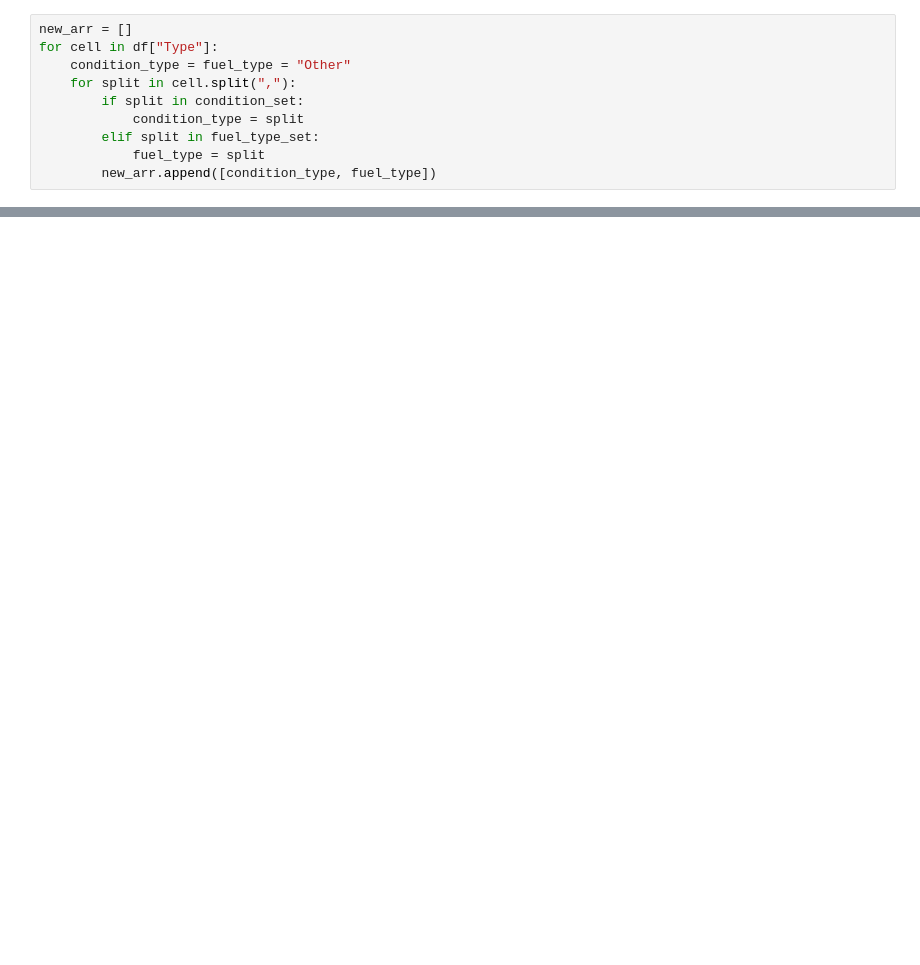
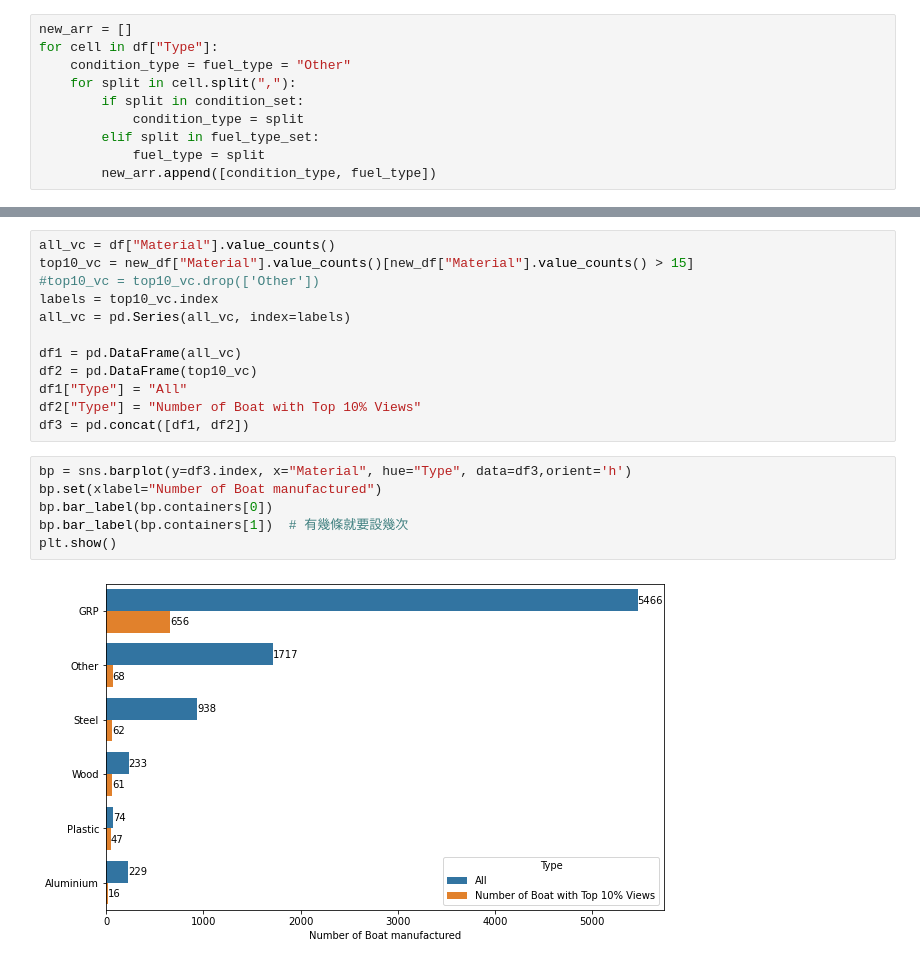
Before and after one commit to RayRayCoding/my_jupyter_notebooks, a Jupyter notebook: DataCamp/BoatADSuggestion.ipynb, the cells around one changed output, grey strips where cells are left out. Drawn from its saved outputs; the diff is of its cells as text; blank space fills up the shorter version.

```diff
--- a/DataCamp/BoatADSuggestion.ipynb
+++ b/DataCamp/BoatADSuggestion.ipynb
@@ -384,0 +392,20 @@ plt.show()
+# %%
+all_vc = df["Material"].value_counts()
+top10_vc = new_df["Material"].value_counts()[new_df["Material"].value_counts() > 15]
+#top10_vc = top10_vc.drop(['Other'])
+labels = top10_vc.index
+all_vc = pd.Series(all_vc, index=labels)
+
+df1 = pd.DataFrame(all_vc)
+df2 = pd.DataFrame(top10_vc)
+df1["Type"] = "All"
+df2["Type"] = "Number of Boat with Top 10% Views"
+df3 = pd.concat([df1, df2])
+# %%
+bp = sns.barplot(y=df3.index, x="Material", hue="Type", data=df3,orient='h')
+bp.set(xlabel="Number of Boat manufactured")
+bp.bar_label(bp.containers[0])
+bp.bar_label(bp.containers[1])  # 有幾條就要設幾次
+plt.show()
+# %% [output]
+[figure, added]
```
Also changed, not shown: parts of 30 cells of this notebook.
